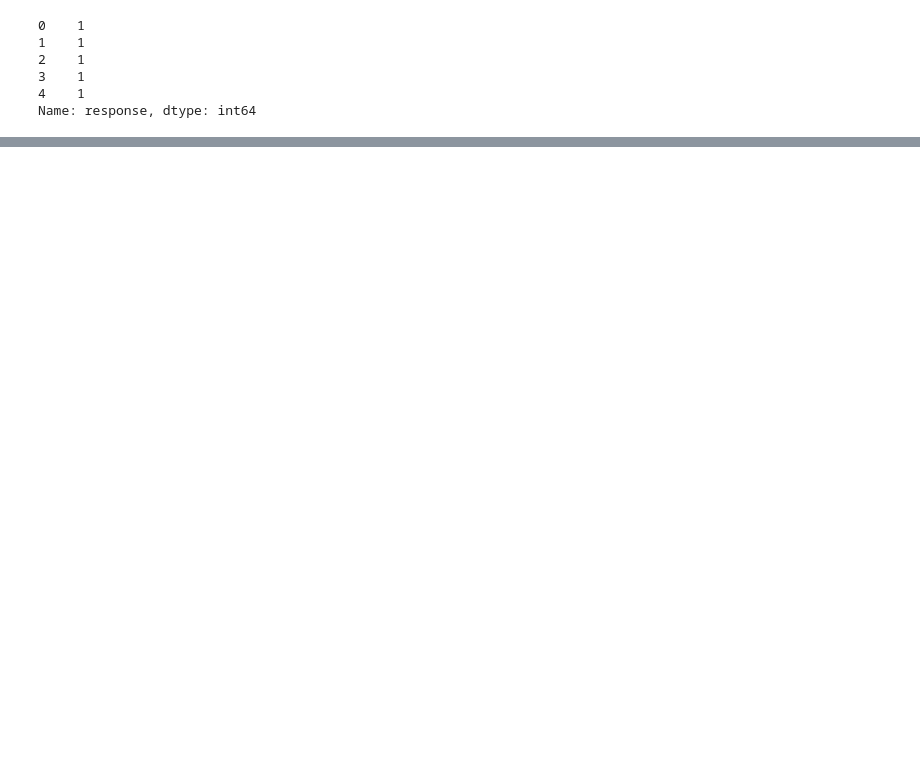
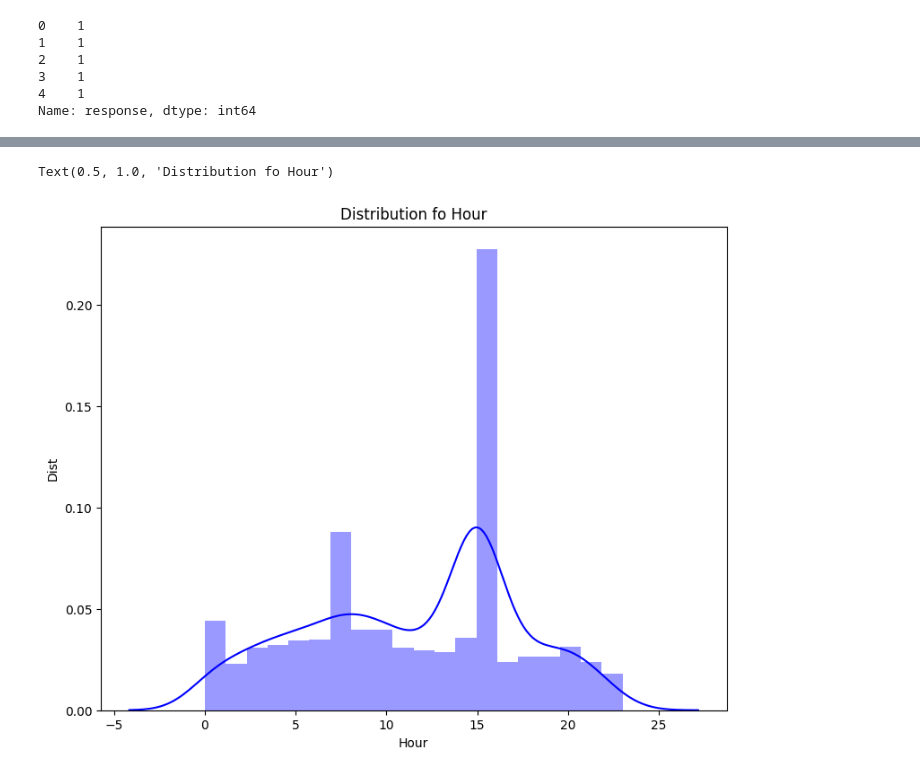
Before and after one commit to KaydeeJR/Ad-campaign-performance, a Jupyter notebook: notebooks/classical_AB_testing.ipynb, the cells around one changed output, grey strips where cells are left out. Drawn from its saved outputs; the diff is of its cells as text; code cells hidden in the pictures; blank space fills up the shorter version.

```diff
--- a/notebooks/classical_AB_testing.ipynb
+++ b/notebooks/classical_AB_testing.ipynb
@@ -39,0 +61,11 @@ plt.legend(['No', 'Yes'])
+# %%
+# Distribution of Hour
+plt.figure(figsize=(9,7))
+axis = sns.distplot(df['hour'],bins=20, color='blue')
+axis.set_xlabel('Hour')
+axis.set_ylabel('Dist')
+#axis.title('Distribution fo Hour')
+plt.title('Distribution fo Hour')
+# %% [output]
+Text(0.5, 1.0, 'Distribution fo Hour')
+[figure, added]
```
Also changed, not shown: parts of 3 cells of this notebook.
